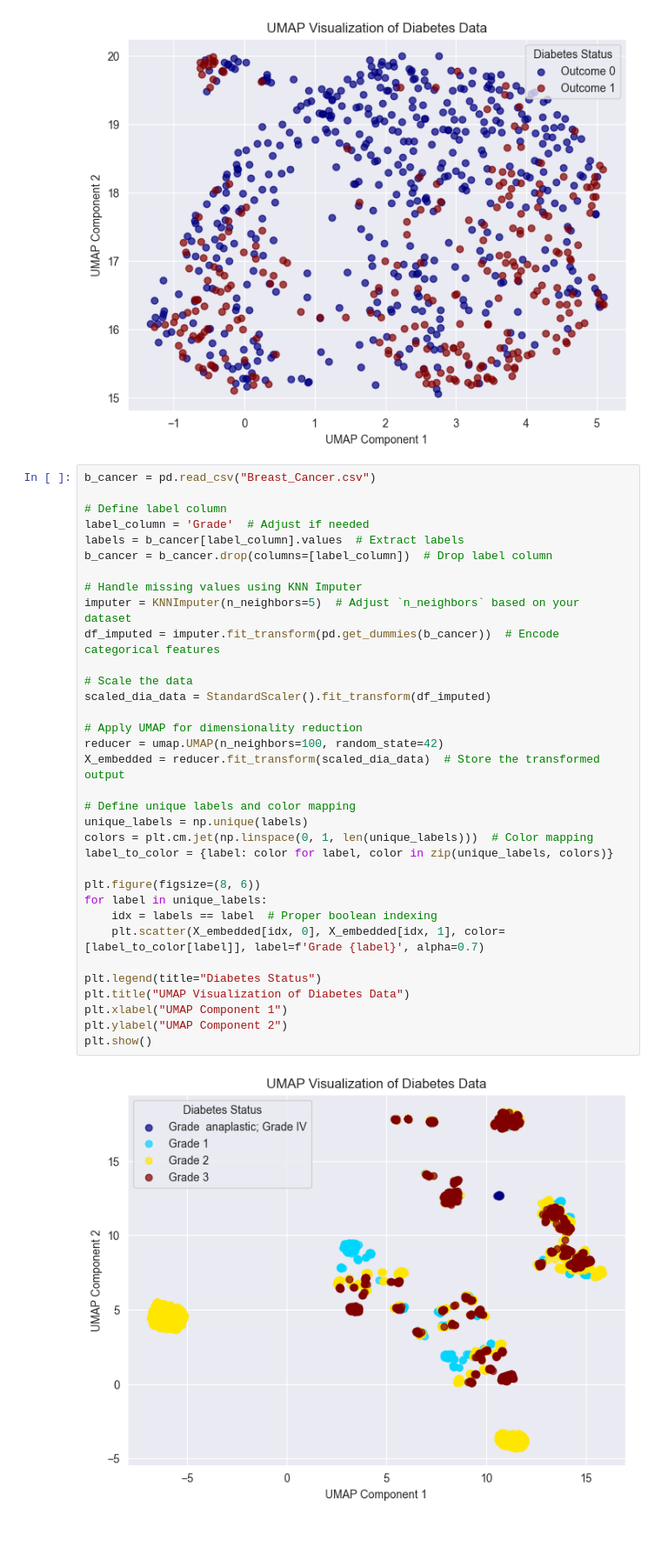
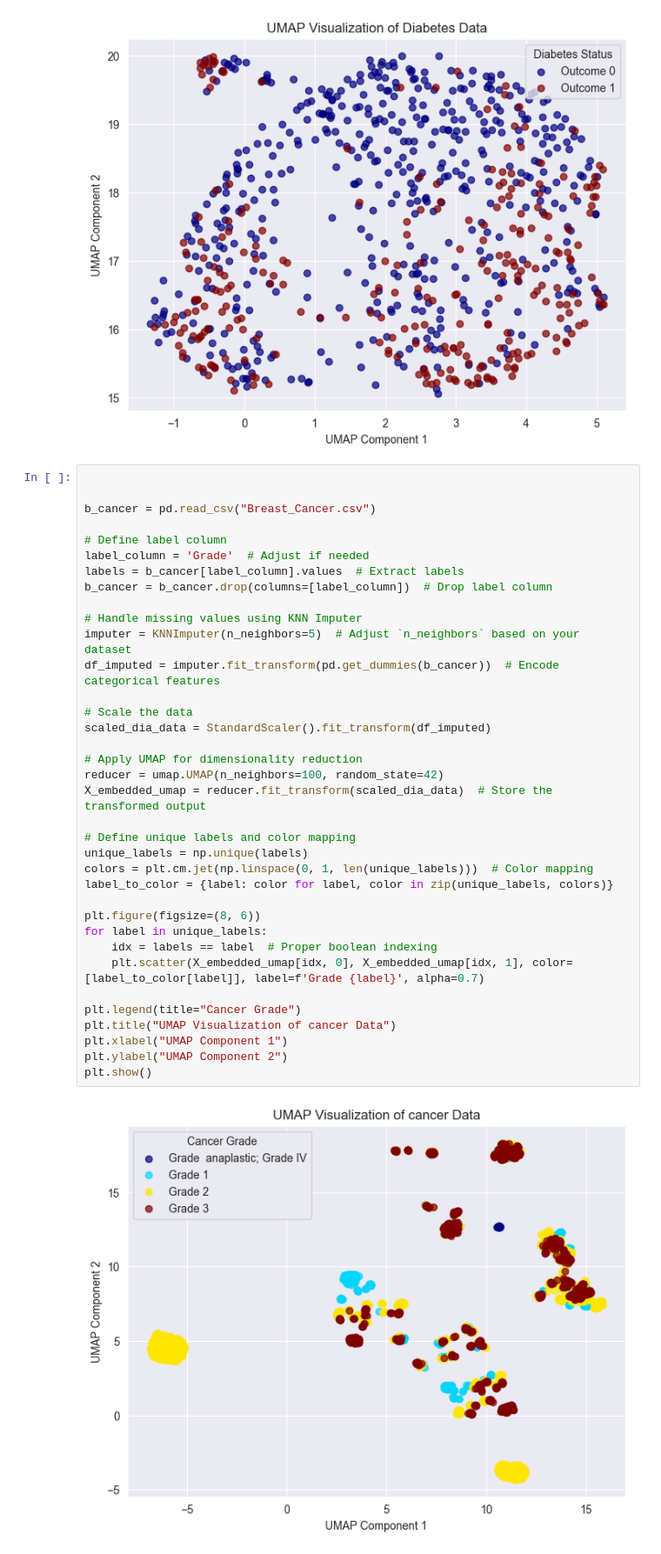
Before and after one commit to shin-fued/umap_vs_tsne, a Jupyter notebook: trying.ipynb, the cells around one changed output. Shown at 87% size. Drawn from its saved outputs; the diff is of its cells as text.

```diff
--- a/trying.ipynb
+++ b/trying.ipynb
@@ -197,38 +197,40 @@ plt.show()
 # %% [output]
 [figure]
 # %%
+
+
 b_cancer = pd.read_csv("Breast_Cancer.csv")
 
 # Define label column
 label_column = 'Grade'  # Adjust if needed
 labels = b_cancer[label_column].values  # Extract labels
 b_cancer = b_cancer.drop(columns=[label_column])  # Drop label column
 
 # Handle missing values using KNN Imputer
 imputer = KNNImputer(n_neighbors=5)  # Adjust `n_neighbors` based on your dataset
 df_imputed = imputer.fit_transform(pd.get_dummies(b_cancer))  # Encode categorical features
 
 # Scale the data
 scaled_dia_data = StandardScaler().fit_transform(df_imputed)
 
 # Apply UMAP for dimensionality reduction
 reducer = umap.UMAP(n_neighbors=100, random_state=42)
-X_embedded = reducer.fit_transform(scaled_dia_data)  # Store the transformed output
+X_embedded_umap = reducer.fit_transform(scaled_dia_data)  # Store the transformed output
 
 # Define unique labels and color mapping
 unique_labels = np.unique(labels)
 colors = plt.cm.jet(np.linspace(0, 1, len(unique_labels)))  # Color mapping
 label_to_color = {label: color for label, color in zip(unique_labels, colors)}
 
 plt.figure(figsize=(8, 6))
 for label in unique_labels:
     idx = labels == label  # Proper boolean indexing
-    plt.scatter(X_embedded[idx, 0], X_embedded[idx, 1], color=[label_to_color[label]], label=f'Grade {label}', alpha=0.7)
+    plt.scatter(X_embedded_umap[idx, 0], X_embedded_umap[idx, 1], color=[label_to_color[label]], label=f'Grade {label}', alpha=0.7)
 
-plt.legend(title="Diabetes Status")
-plt.title("UMAP Visualization of Diabetes Data")
+plt.legend(title="Cancer Grade")
+plt.title("UMAP Visualization of cancer Data")
 plt.xlabel("UMAP Component 1")
 plt.ylabel("UMAP Component 2")
 plt.show()
 # %% [output]
-[figure, old version]
+[figure, new version]
```
Also changed, not shown: parts of 7 cells of this notebook, 4 other files.
